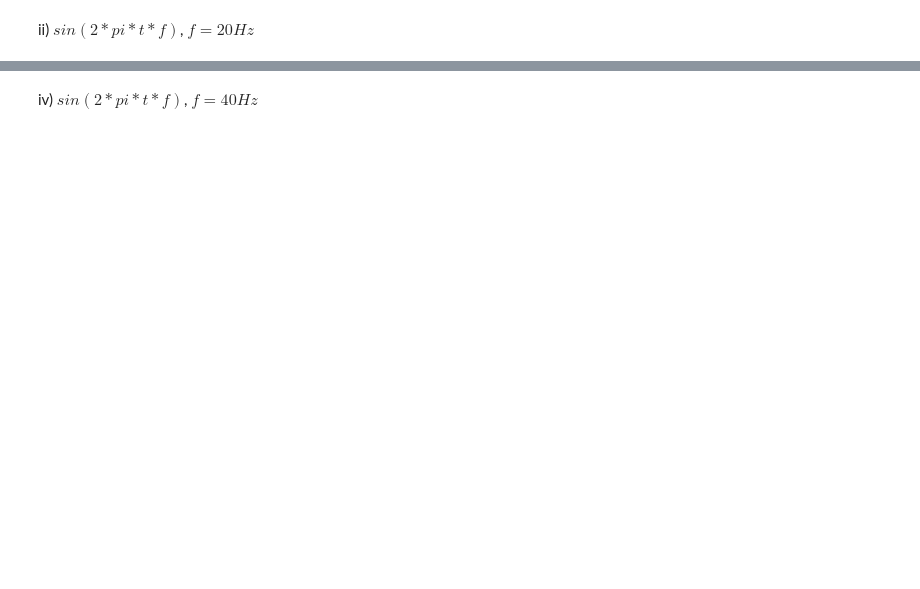
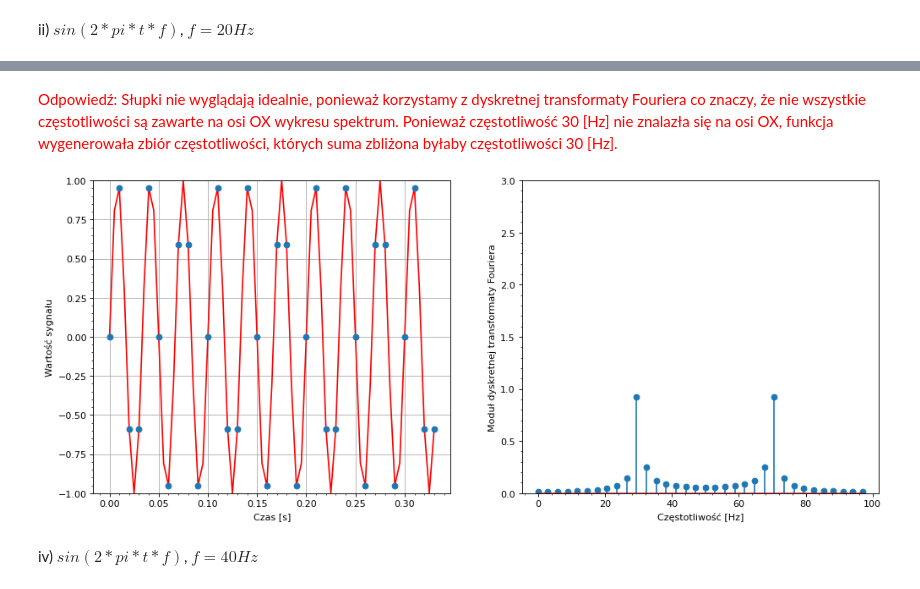
Before and after one commit to Frostyyyl/Human-computer-interaction, a Jupyter notebook: signals_I/main.ipynb, the cells around one changed output, grey strips where cells are left out. Saved outputs shown, nothing was run; the diff lists cells and outputs as text; code cells hidden in the pictures; blank space fills up the shorter version.

```diff
--- a/signals_I/main.ipynb
+++ b/signals_I/main.ipynb
@@ -315,5 +440,12 @@
+# %% [markdown]
+<font color="red">
+Odpowiedź: Słupki nie wyglądają idealnie, ponieważ korzystamy z dyskretnej transformaty Fouriera co znaczy, że nie wszystkie częstotliwości są zawarte na osi OX wykresu spektrum. Ponieważ częstotliwość 30 [Hz] nie znalazła się na osi OX, funkcja wygenerowała zbiór częstotliwości, których suma zbliżona byłaby częstotliwości 30 [Hz].
+</font>
 # %%
 # f=30, w=100, A=1, LP=10
+draw_signal(amplitude=1, interval_num=10, sampling_freq=100, signal_freq=30)
+# %% [output]
+[figure, added]
 # %% [markdown]
 iv) $sin(2*pi*t*f)$, $f=40Hz$
 # %%
```
Also changed, not shown: parts of 42 cells of this notebook, 1 other file.
